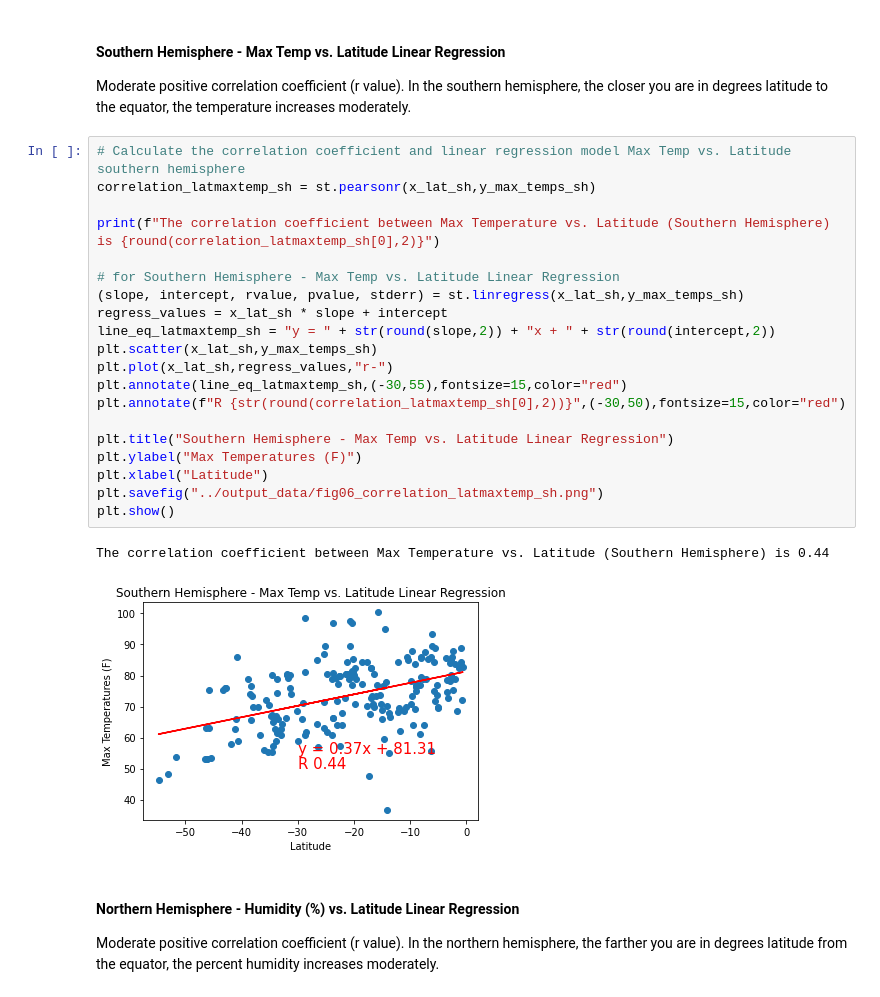
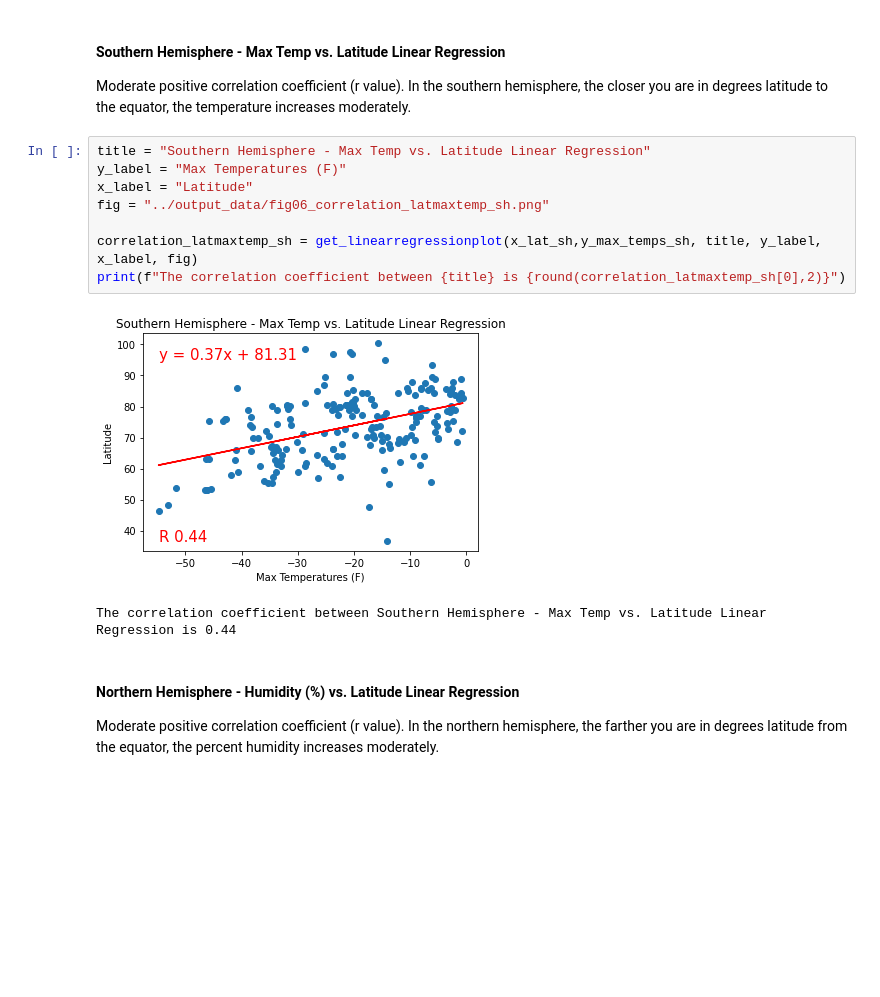
Before and after one commit to melissamonroe/python-api-challenge, a Jupyter notebook: WeatherPy/WeatherPy.ipynb, the cells around one changed output. Drawn from its saved outputs; the diff is of its cells as text; blank space fills up the shorter version.

```diff
--- a/WeatherPy/WeatherPy.ipynb
+++ b/WeatherPy/WeatherPy.ipynb
@@ -344,29 +354,17 @@ The correlation coefficient between Max Temperature vs. Latitude (Northern Hemis
 ####  Southern Hemisphere - Max Temp vs. Latitude Linear Regression
 
 Moderate positive correlation coefficient (r value). In the southern hemisphere, the closer you are in degrees latitude to the equator, the temperature increases moderately.
-# %%
-# Calculate the correlation coefficient and linear regression model Max Temp vs. Latitude southern hemisphere
-correlation_latmaxtemp_sh = st.pearsonr(x_lat_sh,y_max_temps_sh)
-
-print(f"The correlation coefficient between Max Temperature vs. Latitude (Southern Hemisphere) is {round(correlation_latmaxtemp_sh[0],2)}")
-
-# for Southern Hemisphere - Max Temp vs. Latitude Linear Regression
-(slope, intercept, rvalue, pvalue, stderr) = st.linregress(x_lat_sh,y_max_temps_sh)
-regress_values = x_lat_sh * slope + intercept
-line_eq_latmaxtemp_sh = "y = " + str(round(slope,2)) + "x + " + str(round(intercept,2))
-plt.scatter(x_lat_sh,y_max_temps_sh)
-plt.plot(x_lat_sh,regress_values,"r-")
-plt.annotate(line_eq_latmaxtemp_sh,(-30,55),fontsize=15,color="red")
-plt.annotate(f"R {str(round(correlation_latmaxtemp_sh[0],2))}",(-30,50),fontsize=15,color="red")
-
-plt.title("Southern Hemisphere - Max Temp vs. Latitude Linear Regression")
-plt.ylabel("Max Temperatures (F)")
-plt.xlabel("Latitude")
-plt.savefig("../output_data/fig06_correlation_latmaxtemp_sh.png")
-plt.show()
-# %% [output]
-The correlation coefficient between Max Temperature vs. Latitude (Southern Hemisphere) is 0.44
-[figure, removed]
+# %%
+title = "Southern Hemisphere - Max Temp vs. Latitude Linear Regression"
+y_label = "Max Temperatures (F)"
+x_label = "Latitude"
+fig = "../output_data/fig06_correlation_latmaxtemp_sh.png"
+
+correlation_latmaxtemp_sh = get_linearregressionplot(x_lat_sh,y_max_temps_sh, title, y_label, x_label, fig)
+print(f"The correlation coefficient between {title} is {round(correlation_latmaxtemp_sh[0],2)}")
+# %% [output]
+[figure, added]
+The correlation coefficient between Southern Hemisphere - Max Temp vs. Latitude Linear Regression is 0.44
 # %% [markdown]
 ####  Northern Hemisphere - Humidity (%) vs. Latitude Linear Regression
 
```
Also changed, not shown: parts of 16 cells of this notebook, 9 other files.
